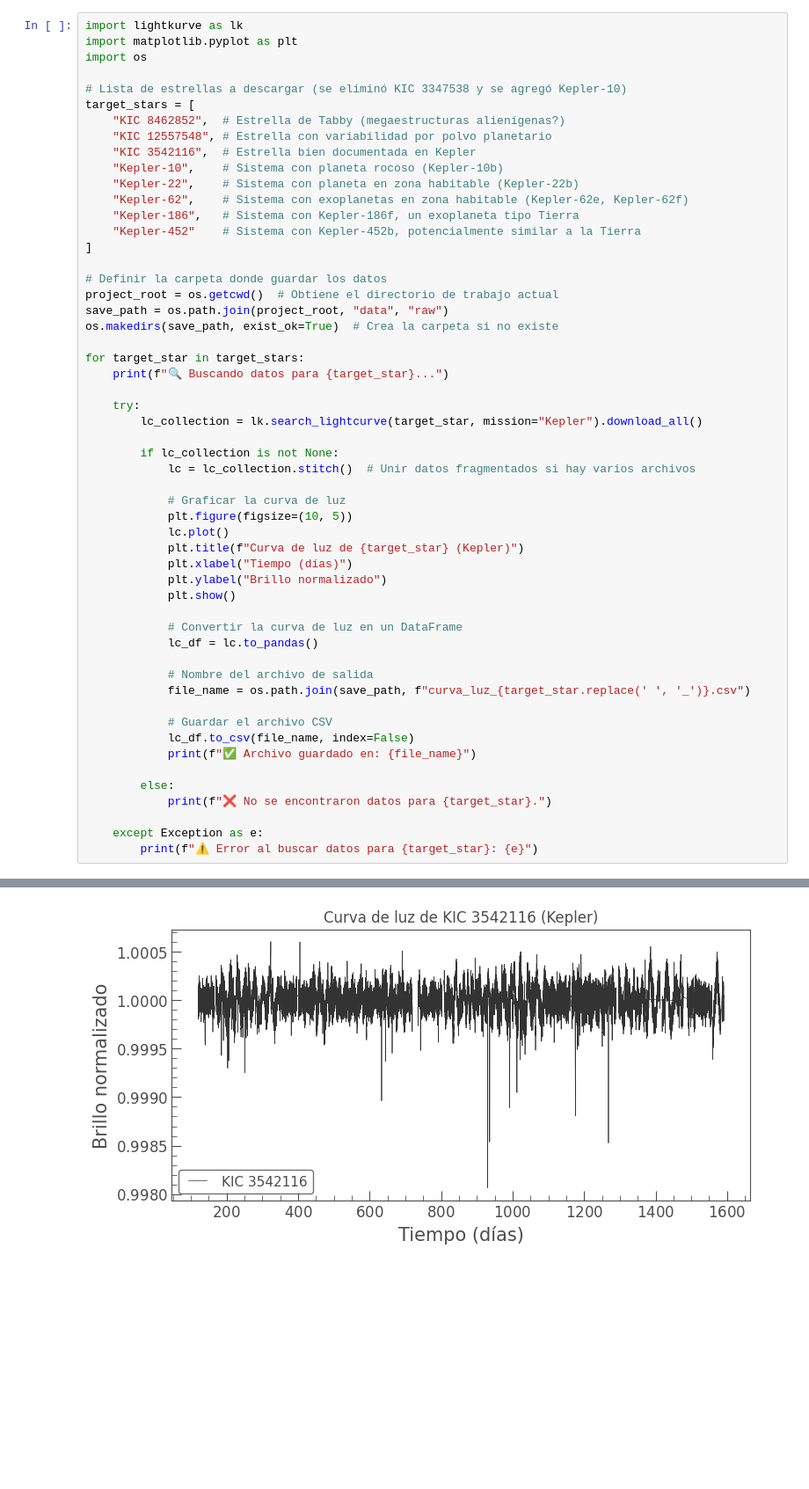
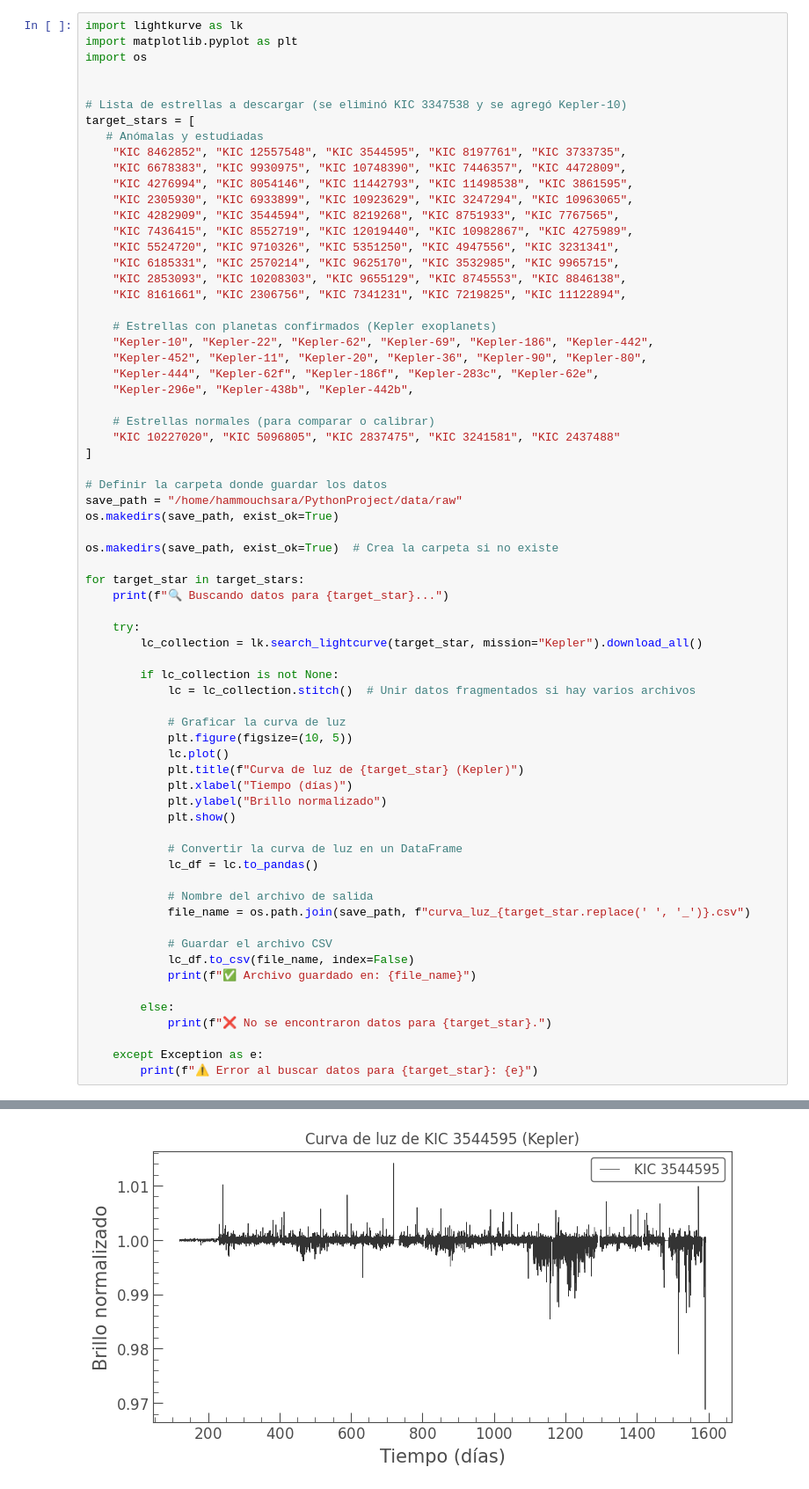
Before and after one commit to hsara03/TFG, a Jupyter notebook: notebooks/descargar_varios_datos.ipynb, the cells around one changed output, grey strips where cells are left out. Shown at 88% size. Saved outputs shown, nothing was run; the diff lists cells and outputs as text; blank space fills up the shorter version.

```diff
--- a/notebooks/descargar_varios_datos.ipynb
+++ b/notebooks/descargar_varios_datos.ipynb
@@ -3,21 +3,35 @@ import lightkurve as lk
 import matplotlib.pyplot as plt
 import os
 
+
 # Lista de estrellas a descargar (se eliminó KIC 3347538 y se agregó Kepler-10)
 target_stars = [
-    "KIC 8462852",  # Estrella de Tabby (megaestructuras alienígenas?)
-    "KIC 12557548", # Estrella con variabilidad por polvo planetario
-    "KIC 3542116",  # Estrella bien documentada en Kepler
-    "Kepler-10",    # Sistema con planeta rocoso (Kepler-10b)
-    "Kepler-22",    # Sistema con planeta en zona habitable (Kepler-22b)
-    "Kepler-62",    # Sistema con exoplanetas en zona habitable (Kepler-62e, Kepler-62f)
-    "Kepler-186",   # Sistema con Kepler-186f, un exoplaneta tipo Tierra
-    "Kepler-452"    # Sistema con Kepler-452b, potencialmente similar a la Tierra
+   # Anómalas y estudiadas
+    "KIC 8462852", "KIC 12557548", "KIC 3544595", "KIC 8197761", "KIC 3733735",
+    "KIC 6678383", "KIC 9930975", "KIC 10748390", "KIC 7446357", "KIC 4472809",
+    "KIC 4276994", "KIC 8054146", "KIC 11442793", "KIC 11498538", "KIC 3861595",
+    "KIC 2305930", "KIC 6933899", "KIC 10923629", "KIC 3247294", "KIC 10963065",
+    "KIC 4282909", "KIC 3544594", "KIC 8219268", "KIC 8751933", "KIC 7767565",
+    "KIC 7436415", "KIC 8552719", "KIC 12019440", "KIC 10982867", "KIC 4275989",
+    "KIC 5524720", "KIC 9710326", "KIC 5351250", "KIC 4947556", "KIC 3231341",
+    "KIC 6185331", "KIC 2570214", "KIC 9625170", "KIC 3532985", "KIC 9965715",
+    "KIC 2853093", "KIC 10208303", "KIC 9655129", "KIC 8745553", "KIC 8846138",
+    "KIC 8161661", "KIC 2306756", "KIC 7341231", "KIC 7219825", "KIC 11122894",
+
+    # Estrellas con planetas confirmados (Kepler exoplanets)
+    "Kepler-10", "Kepler-22", "Kepler-62", "Kepler-69", "Kepler-186", "Kepler-442",
+    "Kepler-452", "Kepler-11", "Kepler-20", "Kepler-36", "Kepler-90", "Kepler-80",
+    "Kepler-444", "Kepler-62f", "Kepler-186f", "Kepler-283c", "Kepler-62e",
+    "Kepler-296e", "Kepler-438b", "Kepler-442b",
+
+    # Estrellas normales (para comparar o calibrar)
+    "KIC 10227020", "KIC 5096805", "KIC 2837475", "KIC 3241581", "KIC 2437488"
 ]
 
 # Definir la carpeta donde guardar los datos
-project_root = os.getcwd()  # Obtiene el directorio de trabajo actual
-save_path = os.path.join(project_root, "data", "raw")
+save_path = "/home/hammouchsara/PythonProject/data/raw"
+os.makedirs(save_path, exist_ok=True)
+
 os.makedirs(save_path, exist_ok=True)  # Crea la carpeta si no existe
 
 for target_star in target_stars:
@@ -65,2 +79,2 @@ for target_star in target_stars:
 <Figure size 1000x500 with 0 Axes>
-[figure, old version]
+[figure, new version]
```
Also changed, not shown: parts of 1 cell of this notebook, 36 other files.
